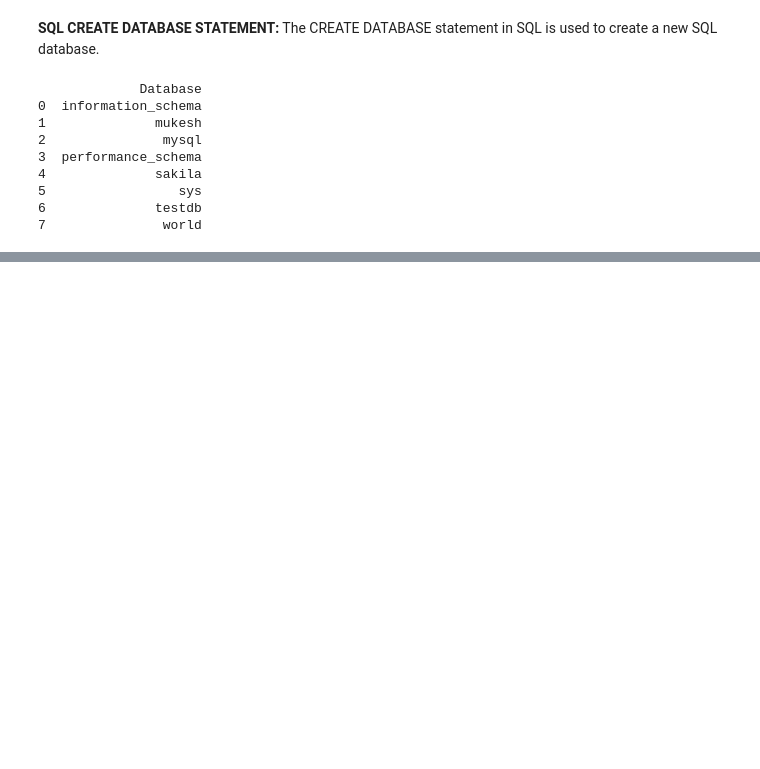
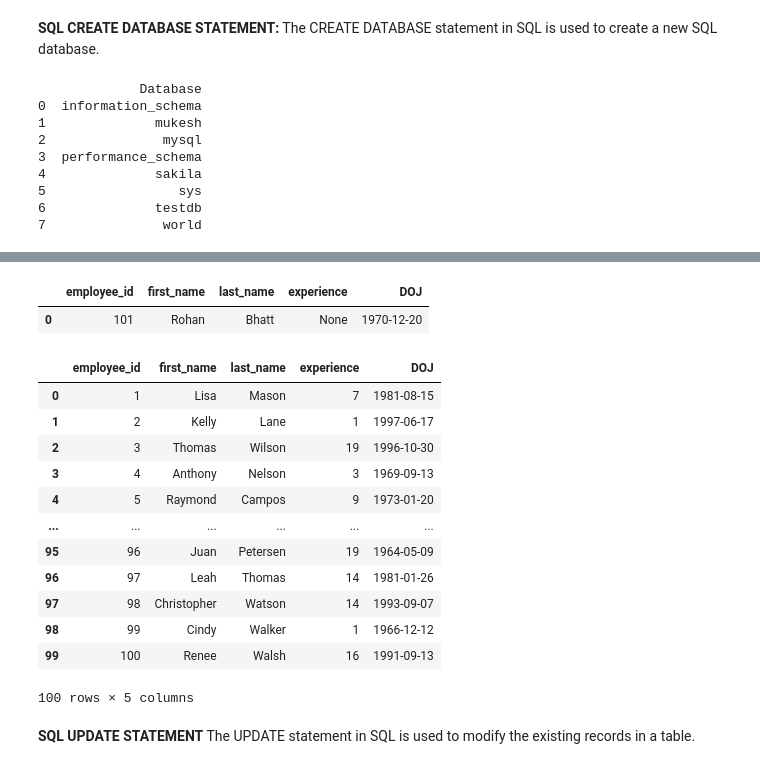
Before and after one commit to mukesh1996-ds/MySQL-Codes-, a Jupyter notebook: SQL_Handbook.ipynb, the cells around one changed output, grey strips where cells are left out. Saved outputs shown, nothing was run; the diff lists cells and outputs as text; code cells hidden in the pictures; blank space fills up the shorter version.

```diff
--- a/SQL_Handbook.ipynb
+++ b/SQL_Handbook.ipynb
@@ -948,0 +1069,36 @@ print(df)
+# %%
+# IS NULL
+
+check_using_is_null = "select * from employee_table where experience is null"
+cursor.execute(check_using_is_null)
+null_values = cursor.fetchall()
+
+df = pd.DataFrame(null_values, columns=[i[0] for i in cursor.description])
+df
+# %% [output]
+|  | employee_id | first_name | last_name | experience | DOJ |
+| 0 | 101 | Rohan | Bhatt | None | 1970-12-20 |
+# %%
+# I only needed to check those columns that have no null values
+check_for_non_null_values ="select * from employee_table where experience is not null"
+cursor.execute(check_for_non_null_values)
+not_null_values = cursor.fetchall()
+
+df = pd.DataFrame(not_null_values, columns=[i[0] for i in cursor.description])
+df
+# %% [output]
+|  | employee_id | first_name | last_name | experience | DOJ |
+| 0 | 1 | Lisa | Mason | 7 | 1981-08-15 |
+| 1 | 2 | Kelly | Lane | 1 | 1997-06-17 |
+| 2 | 3 | Thomas | Wilson | 19 | 1996-10-30 |
+| 3 | 4 | Anthony | Nelson | 3 | 1969-09-13 |
+| 4 | 5 | Raymond | Campos | 9 | 1973-01-20 |
+| ... | ... | ... | ... | ... | ... |
+| 95 | 96 | Juan | Petersen | 19 | 1964-05-09 |
+| 96 | 97 | Leah | Thomas | 14 | 1981-01-26 |
+| 97 | 98 | Christopher | Watson | 14 | 1993-09-07 |
+| 98 | 99 | Cindy | Walker | 1 | 1966-12-12 |
+| 99 | 100 | Renee | Walsh | 16 | 1991-09-13 |
+100 rows × 5 columns
+# %% [markdown]
+**SQL UPDATE STATEMENT** The UPDATE statement in SQL is used to modify the existing records in a table.
```
Also changed, not shown: parts of 45 cells of this notebook, 3 other files.
